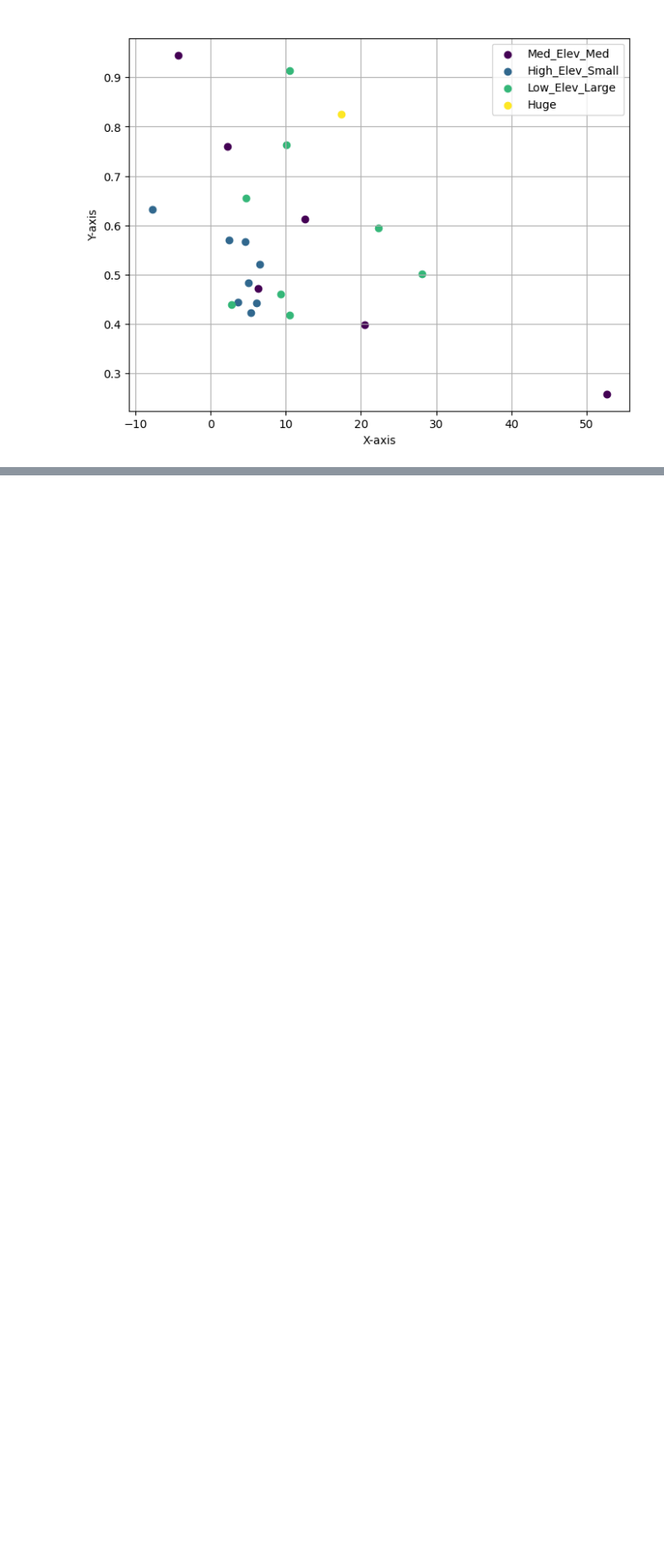
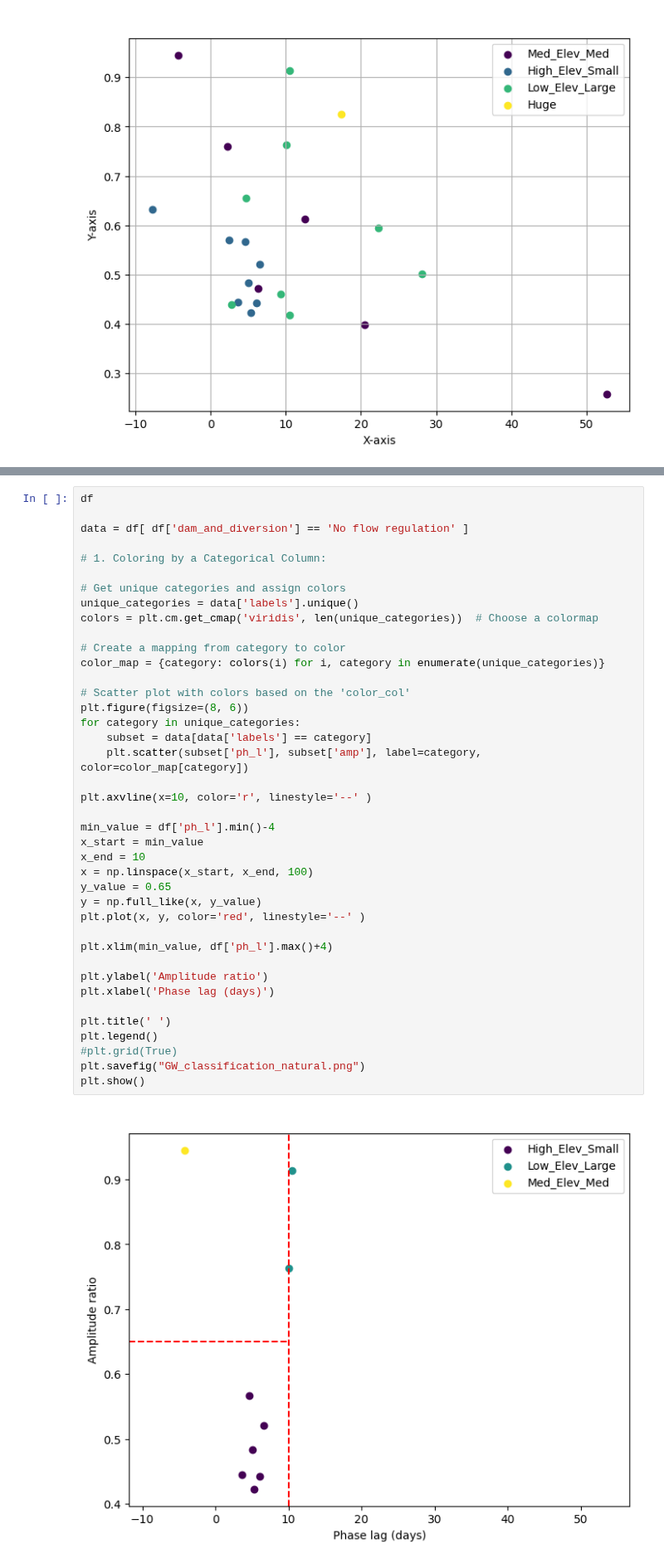
Before and after one commit to th2018/stream_thermal_2025_ms, a Jupyter notebook: GW_classification/GW_classification.ipynb, the cells around one changed output, grey strips where cells are left out. Shown at 83% size. Drawn from its saved outputs; the diff is of its cells as text; blank space fills up the shorter version.

```diff
--- a/GW_classification/GW_classification.ipynb
+++ b/GW_classification/GW_classification.ipynb
@@ -138,0 +139,42 @@ plt.show()
+# %%
+df
+
+data = df[ df['dam_and_diversion'] == 'No flow regulation' ]
+
+# 1. Coloring by a Categorical Column:
+
+# Get unique categories and assign colors
+unique_categories = data['labels'].unique()
+colors = plt.cm.get_cmap('viridis', len(unique_categories))  # Choose a colormap
+
+# Create a mapping from category to color
+color_map = {category: colors(i) for i, category in enumerate(unique_categories)}
+
+# Scatter plot with colors based on the 'color_col'
+plt.figure(figsize=(8, 6))
+for category in unique_categories:
+    subset = data[data['labels'] == category]
+    plt.scatter(subset['ph_l'], subset['amp'], label=category, color=color_map[category])
+
+plt.axvline(x=10, color='r', linestyle='--' )
+
+min_value = df['ph_l'].min()-4
+x_start = min_value
+x_end = 10
+x = np.linspace(x_start, x_end, 100)
+y_value = 0.65
+y = np.full_like(x, y_value)
+plt.plot(x, y, color='red', linestyle='--' )
+
+plt.xlim(min_value, df['ph_l'].max()+4)
+
+plt.ylabel('Amplitude ratio')
+plt.xlabel('Phase lag (days)')
+
+plt.title(' ')
+plt.legend()
+#plt.grid(True)
+plt.savefig("GW_classification_natural.png")
+plt.show()
+# %% [output]
+[figure, added]
```
Also changed, not shown: parts of 1 cell of this notebook.
